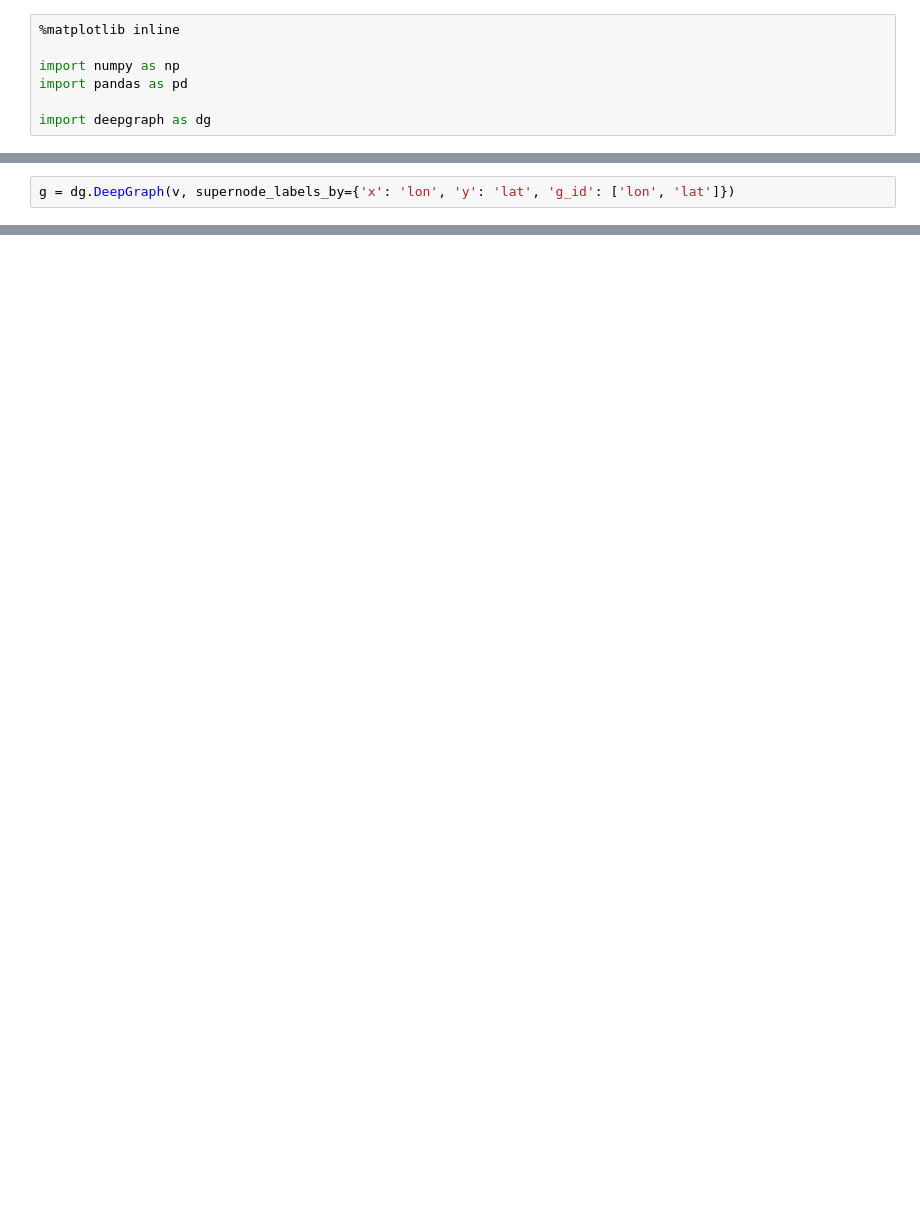
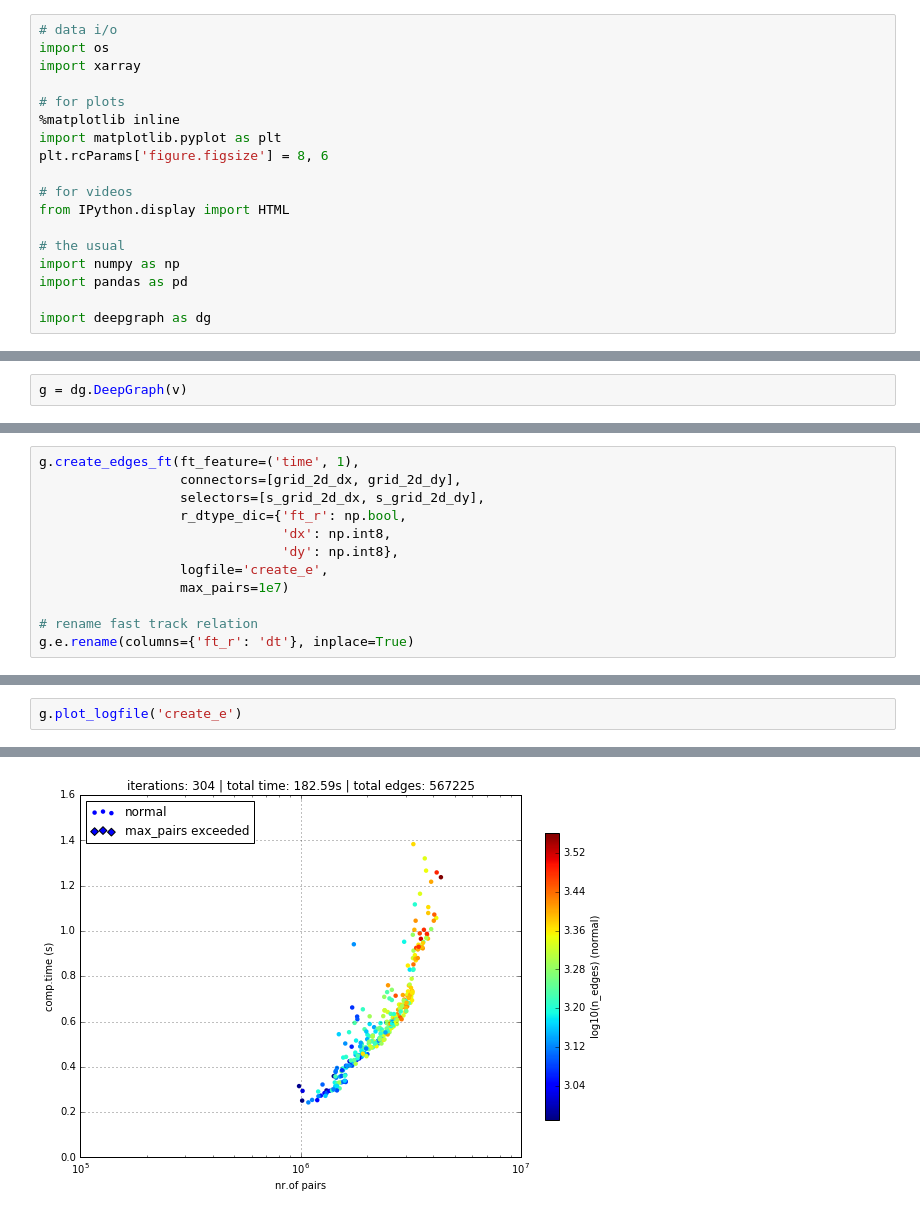
Before and after one commit to deepgraph/deepgraph, a Jupyter notebook: doc/source/tutorials/precipitation.ipynb, the cells around one changed output, grey strips where cells are left out. Drawn from its saved outputs; the diff is of its cells as text; blank space fills up the shorter version.

```diff
--- a/doc/source/tutorials/precipitation.ipynb
+++ b/doc/source/tutorials/precipitation.ipynb
@@ -9,6 +15,17 @@ First of all, we need to import some packages
 # %%
+# data i/o
+import os
+import xarray
+
+# for plots
 %matplotlib inline
+import matplotlib.pyplot as plt
+plt.rcParams['figure.figsize'] = 8, 6
 
+# for videos
+from IPython.display import HTML
+
+# the usual
 import numpy as np
 import pandas as pd
 
@@ -35,2 +156,2 @@ In order to create edges between these nodes, we now create a `dg.DeepGraph` ins
 # %%
-g = dg.DeepGraph(v, supernode_labels_by={'x': 'lon', 'y': 'lat', 'g_id': ['lon', 'lat']})
+g = dg.DeepGraph(v)
@@ -38,0 +245,12 @@ where we use the optional argument `supernode_labels_by` to create **supernode l
+# %%
+g.create_edges_ft(ft_feature=('time', 1),
+                  connectors=[grid_2d_dx, grid_2d_dy],
+                  selectors=[s_grid_2d_dx, s_grid_2d_dy],
+                  r_dtype_dic={'ft_r': np.bool,
+                               'dx': np.int8,
+                               'dy': np.int8},
+                  logfile='create_e',
+                  max_pairs=1e7)
+
+# rename fast track relation
+g.e.rename(columns={'ft_r': 'dt'}, inplace=True)
@@ -38,0 +279,3 @@ where we use the optional argument `supernode_labels_by` to create **supernode l
+# %%
+g.plot_logfile('create_e')
+# %% [output]
@@ -38,0 +287 @@ where we use the optional argument `supernode_labels_by` to create **supernode l
+[figure, added]
```
Also changed, not shown: parts of 104 cells of this notebook, 15 other files.
